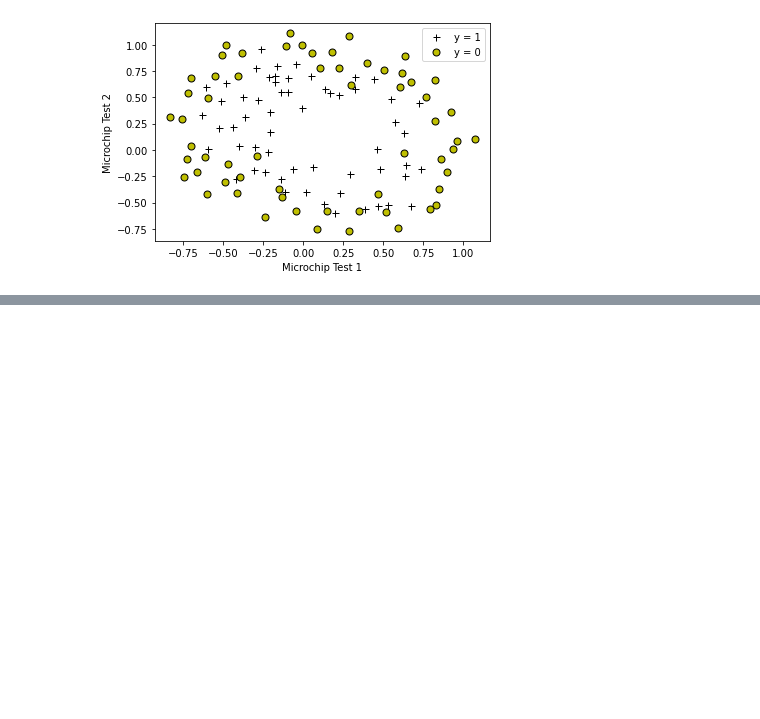
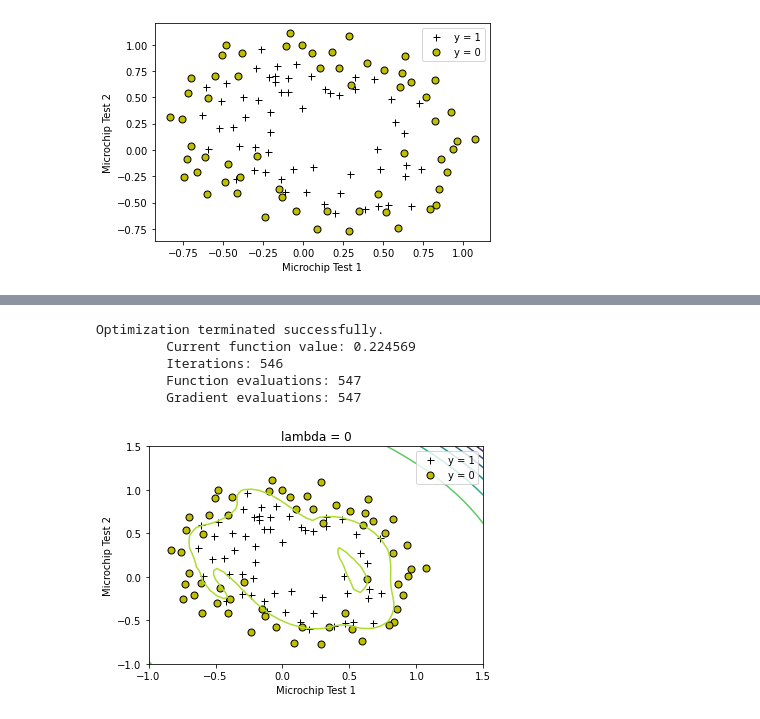
Before and after one commit to kenjidesu/qa-microchip-function, a Jupyter notebook: qa-microchip-function.ipynb, the cells around one changed output, grey strips where cells are left out. Cells and saved outputs as stored; diff of their text form; code cells hidden in the pictures; blank space fills up the shorter version.

```diff
--- a/qa-microchip-function.ipynb
+++ b/qa-microchip-function.ipynb
@@ -57,0 +195,11 @@ X = mapFeature(X.iloc[:, 0], X.iloc[:, 1])
+# %%
+lamb = 0
+theta = fmin_bfgs(f_cost, initial_theta, f_grad)
+plotDecBoundary(theta, data[:, :2], y)
+# %% [output]
+Optimization terminated successfully.
+         Current function value: 0.224569
+         Iterations: 546
+         Function evaluations: 547
+         Gradient evaluations: 547
+[figure, added]
```
Also changed, not shown: parts of 43 cells of this notebook, 2 other files.
